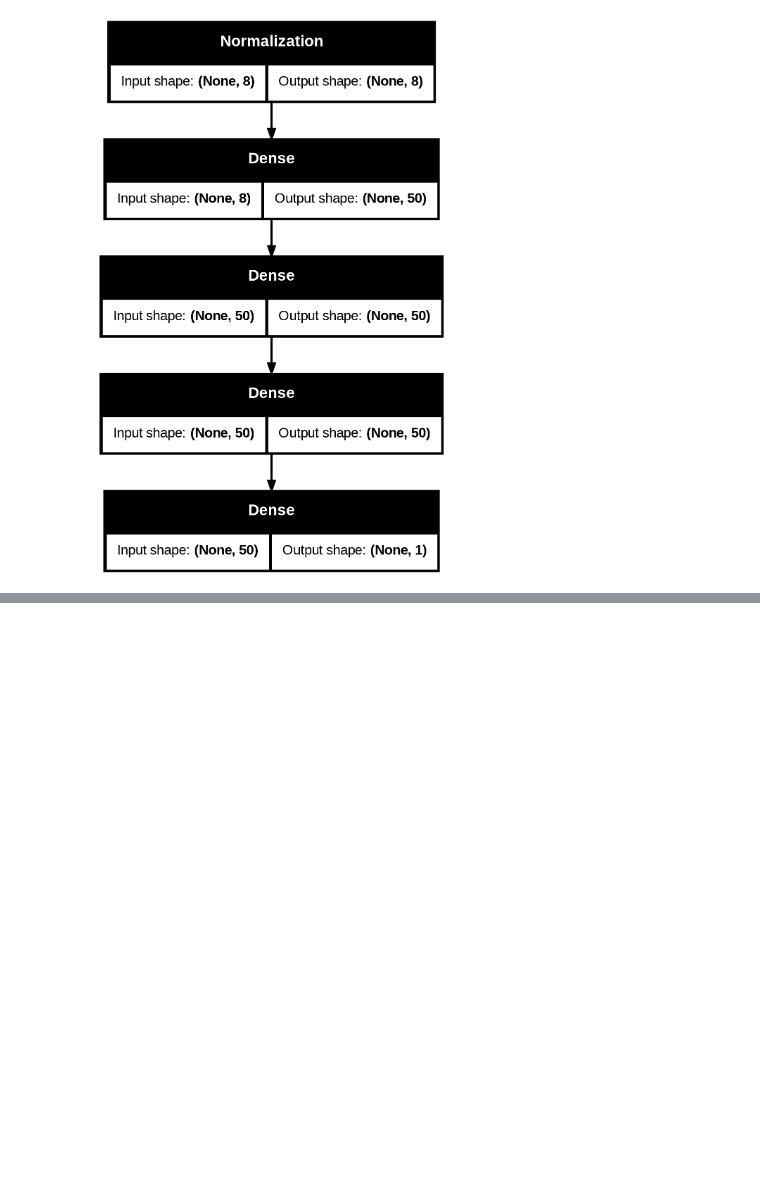
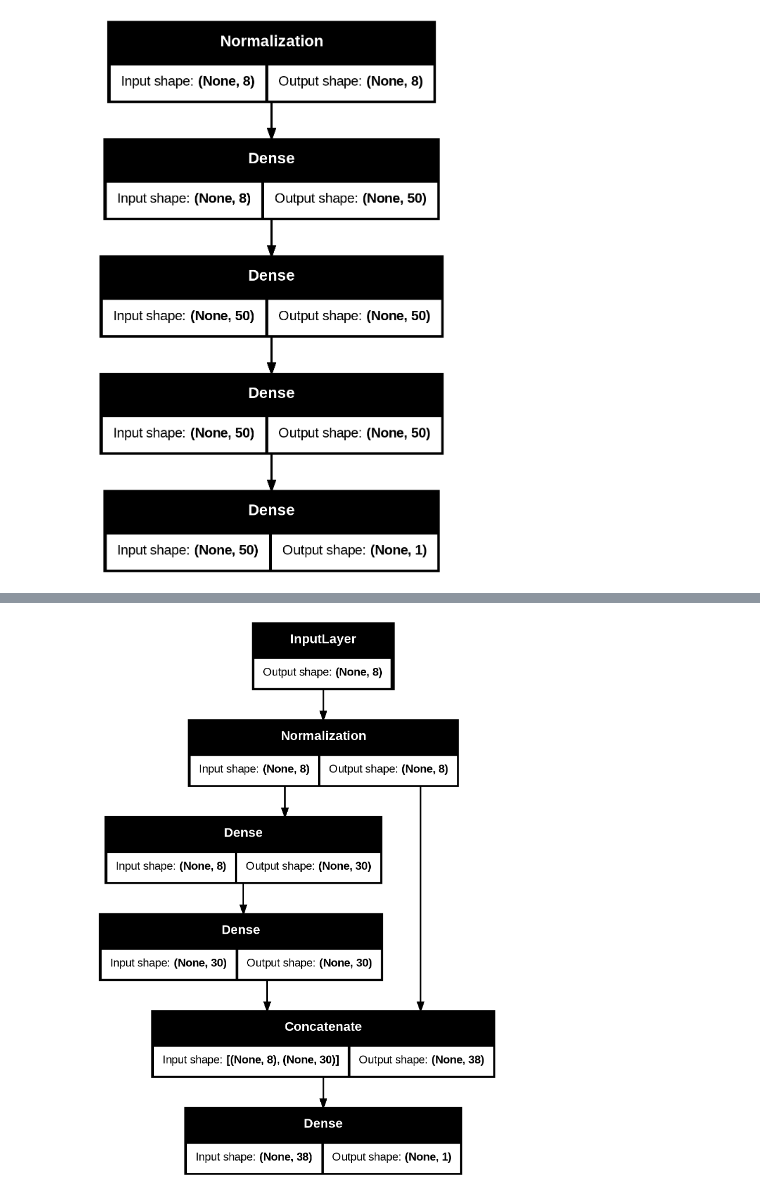
Before and after one commit to SeohyunLyoo/handson-ml3, a Jupyter notebook: 10_02_인공_신경망_(keras).ipynb, the cells around one changed output, grey strips where cells are left out. Saved outputs shown, nothing was run; the diff lists cells and outputs as text; code cells hidden in the pictures; blank space fills up the shorter version.

```diff
--- a/10_02_인공_신경망_(keras).ipynb
+++ b/10_02_인공_신경망_(keras).ipynb
@@ -236,7 +236,7 @@ array(['Ankle boot', 'Pullover', 'Trouser'], dtype='<U11')
 # %%
 data1 = fetch_california_housing()
 X_train_full, X_test, y_train_full, y_test = train_test_split(data1.data, data1.target, random_state=42)
-X_train, X_test, y_train, y_test = train_test_split(X_train_full, y_train_full, random_state=42)
+X_train, X_val, y_train, y_val = train_test_split(X_train_full, y_train_full, random_state=42)
 # %%
 X_train.shape, X_train[0], y_train.shape, y_train[0], X_train.shape[1:]
 # %% [output]
@@ -326,3 +326,20 @@ array([[1.4744991],
 tf.keras.utils.plot_model(model2, "housing_model.png", show_shapes=True)
 # %% [output]
 [figure]
+# %%
+tf.random.set_seed(42)
+
+normalization_layer = tf.keras.layers.Normalization()
+hidden_layer1 = tf.keras.layers.Dense(30, activation="relu")
+hidden_layer2 = tf.keras.layers.Dense(30, activation="relu")
+concat_layer = tf.keras.layers.Concatenate()
+output_layer = tf.keras.layers.Dense(1)
+
+input_ = tf.keras.layers.Input(shape=X_train.shape[1:])
+normalized = normalization_layer(input_)
+hidden1 = hidden_layer1(normalized)
+hidden2 = hidden_layer2(hidden1)
+concat = concat_layer([normalized, hidden2])
+output = output_layer(concat)
+
+model3 = tf.keras.Model(inputs=[input_], outputs=[output])
@@ -328,0 +371,4 @@ tf.keras.utils.plot_model(model2, "housing_model.png", show_shapes=True)
+# %%
+tf.keras.utils.plot_model(model3, show_shapes=True)
+# %% [output]
+[figure, added]
```
Also changed, not shown: parts of 19 cells of this notebook.
